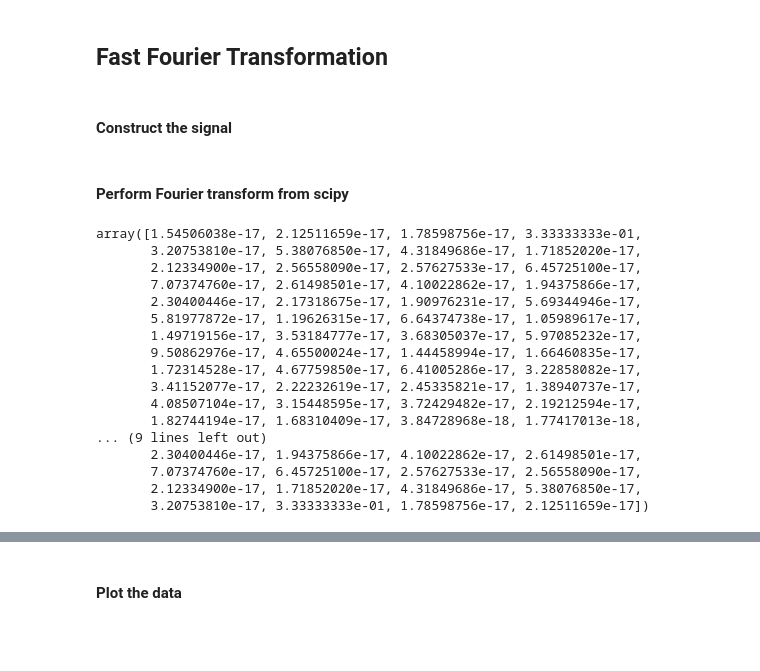
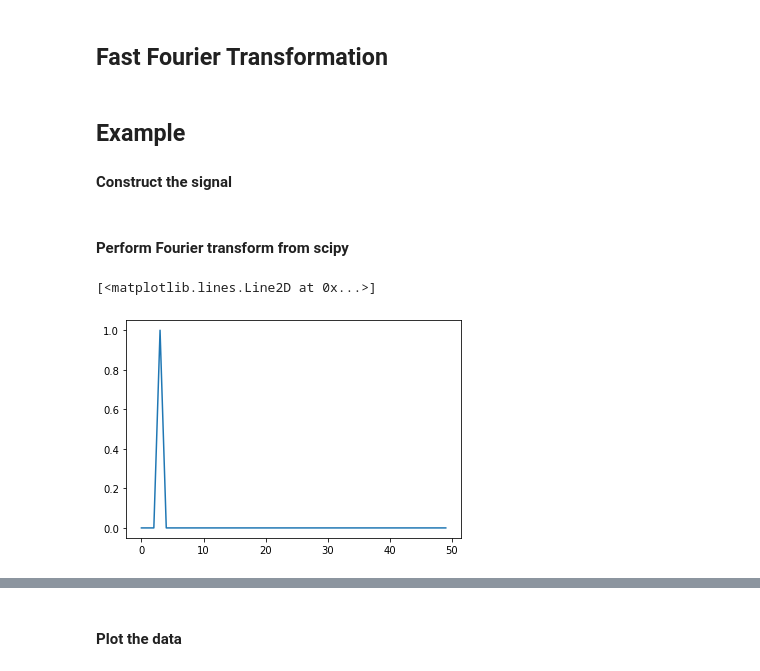
Before and after one commit to mdeppner/energy_demand_prediction_for_buildings, a Jupyter notebook: notebooks/Demand Prediction.ipynb, the cells around one changed output, grey strips where cells are left out. Cells and saved outputs as stored; diff of their text form; code cells hidden in the pictures; blank space fills up the shorter version.

```diff
--- a/notebooks/Demand Prediction.ipynb
+++ b/notebooks/Demand Prediction.ipynb
@@ -292,36 +288,26 @@ Step 4: Run inverse FFT of filtered data
 # %%
 from scipy.fft import fft
 # %% [markdown]
+## Example
 ####  Construct the signal
 # %%
 # Frequency and sampling rate
 frequency = 3 # frequency
 sampling_rate = 100 # sampling rate
+
+# Time component
 time = np.arange(0,1,1/sampling_rate)
+datapoints = np.size(time)
+frequency_domain = np.linspace(0,1,int(datapoints/2))
+
 # Sine function
 signal = np.sin(2 * np.pi * frequency * time)
 # %% [markdown]
 #### Perform Fourier transform from scipy
 # %%
 result_fft = fft(signal)
+fft_freq = 2/datapoints * abs(result_fft[0:np.size(frequency_domain)])
+plt.plot(fft_freq)
+# %% [output]
+[<matplotlib.lines.Line2D at 0x...>]
+[figure, added]
-# %%
-fft_freq = 2/datapoints *abs(result_fft[0:np.size(fr)])
-fft_freq
-# %% [output]
-array([1.54506038e-17, 2.12511659e-17, 1.78598756e-17, 3.33333333e-01,
-       3.20753810e-17, 5.38076850e-17, 4.31849686e-17, 1.71852020e-17,
-       2.12334900e-17, 2.56558090e-17, 2.57627533e-17, 6.45725100e-17,
-       7.07374760e-17, 2.61498501e-17, 4.10022862e-17, 1.94375866e-17,
-       2.30400446e-17, 2.17318675e-17, 1.90976231e-17, 5.69344946e-17,
-       5.81977872e-17, 1.19626315e-17, 6.64374738e-17, 1.05989617e-17,
-       1.49719156e-17, 3.53184777e-17, 3.68305037e-17, 5.97085232e-17,
-       9.50862976e-17, 4.65500024e-17, 1.44458994e-17, 1.66460835e-17,
-       1.72314528e-17, 4.67759850e-17, 6.41005286e-17, 3.22858082e-17,
-       3.41152077e-17, 2.22232619e-17, 2.45335821e-17, 1.38940737e-17,
-       4.08507104e-17, 3.15448595e-17, 3.72429482e-17, 2.19212594e-17,
-       1.82744194e-17, 1.68310409e-17, 3.84728968e-18, 1.77417013e-18,
-... (9 lines left out)
-       2.30400446e-17, 1.94375866e-17, 4.10022862e-17, 2.61498501e-17,
-       7.07374760e-17, 6.45725100e-17, 2.57627533e-17, 2.56558090e-17,
-       2.12334900e-17, 1.71852020e-17, 4.31849686e-17, 5.38076850e-17,
-       3.20753810e-17, 3.33333333e-01, 1.78598756e-17, 2.12511659e-17])
```
Also changed, not shown: parts of 31 cells of this notebook.
